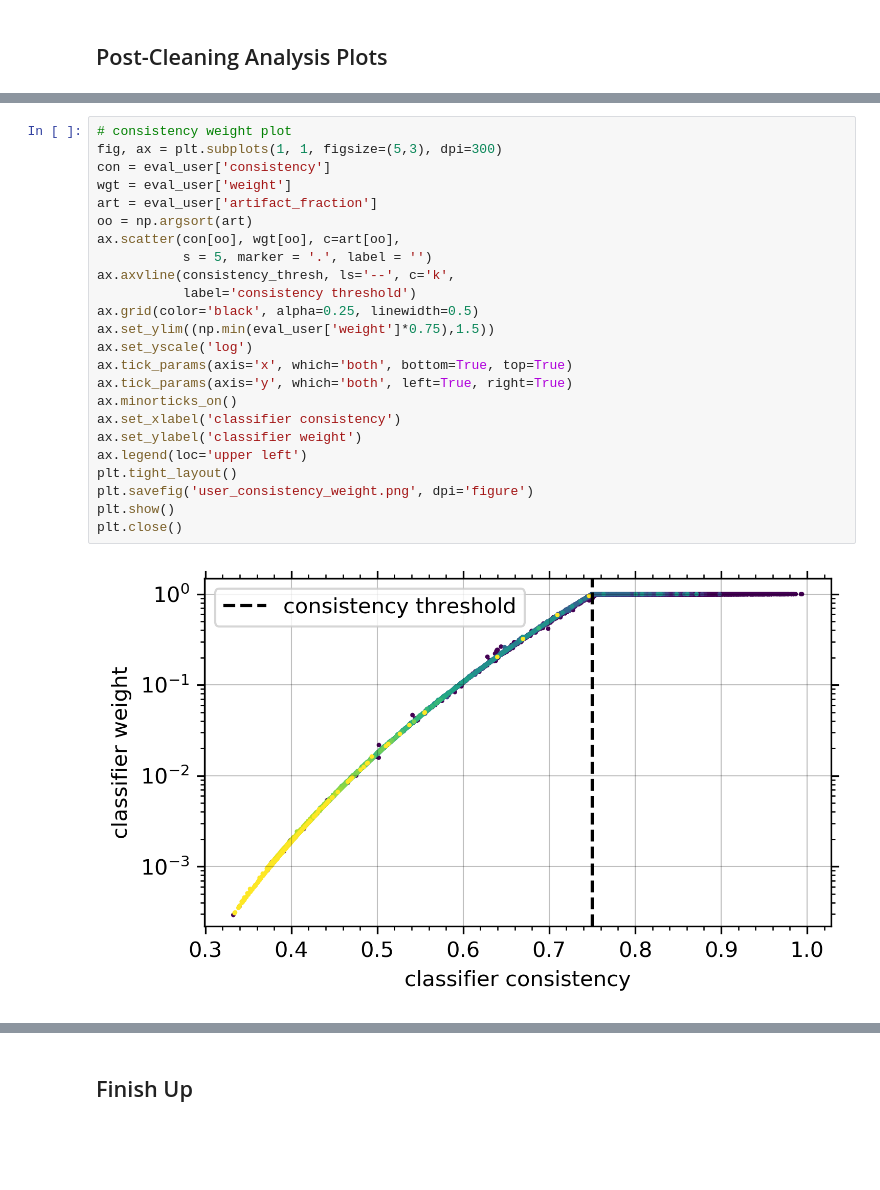
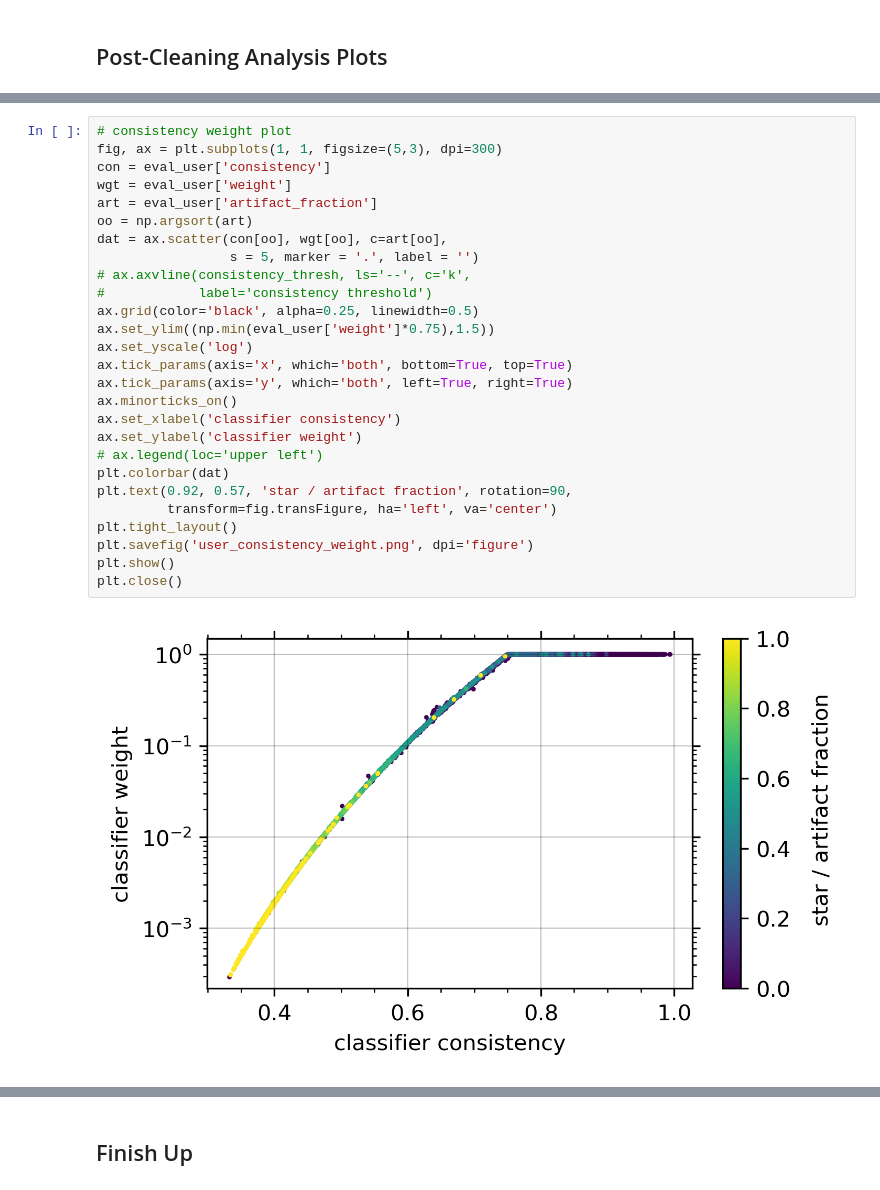
Before and after one commit to leeskelvin/gamakidsgz, a Jupyter notebook: outputs/binclean/binclean.ipynb, the cells around one changed output, grey strips where cells are left out. Drawn from its saved outputs; the diff is of its cells as text; blank space fills up the shorter version.

```diff
--- a/outputs/binclean/binclean.ipynb
+++ b/outputs/binclean/binclean.ipynb
@@ -880,28 +882,31 @@ for colname in colnames:
 # %%
 # consistency weight plot
 fig, ax = plt.subplots(1, 1, figsize=(5,3), dpi=300)
 con = eval_user['consistency']
 wgt = eval_user['weight']
 art = eval_user['artifact_fraction']
 oo = np.argsort(art)
-ax.scatter(con[oo], wgt[oo], c=art[oo],
-           s = 5, marker = '.', label = '')
-ax.axvline(consistency_thresh, ls='--', c='k',
-           label='consistency threshold')
+dat = ax.scatter(con[oo], wgt[oo], c=art[oo],
+                 s = 5, marker = '.', label = '')
+# ax.axvline(consistency_thresh, ls='--', c='k',
+#            label='consistency threshold')
 ax.grid(color='black', alpha=0.25, linewidth=0.5)
 ax.set_ylim((np.min(eval_user['weight']*0.75),1.5))
 ax.set_yscale('log')
 ax.tick_params(axis='x', which='both', bottom=True, top=True)
 ax.tick_params(axis='y', which='both', left=True, right=True)
 ax.minorticks_on()
 ax.set_xlabel('classifier consistency')
 ax.set_ylabel('classifier weight')
-ax.legend(loc='upper left')
+# ax.legend(loc='upper left')
+plt.colorbar(dat)
+plt.text(0.92, 0.57, 'star / artifact fraction', rotation=90,
+         transform=fig.transFigure, ha='left', va='center')
 plt.tight_layout()
 plt.savefig('user_consistency_weight.png', dpi='figure')
 plt.show()
 plt.close()
 # %% [output]
-[figure, old version]
+[figure, new version]
 # %%
 # unweighted count vs weighted count
```
Also changed, not shown: parts of 14 cells of this notebook, 50 other files.
